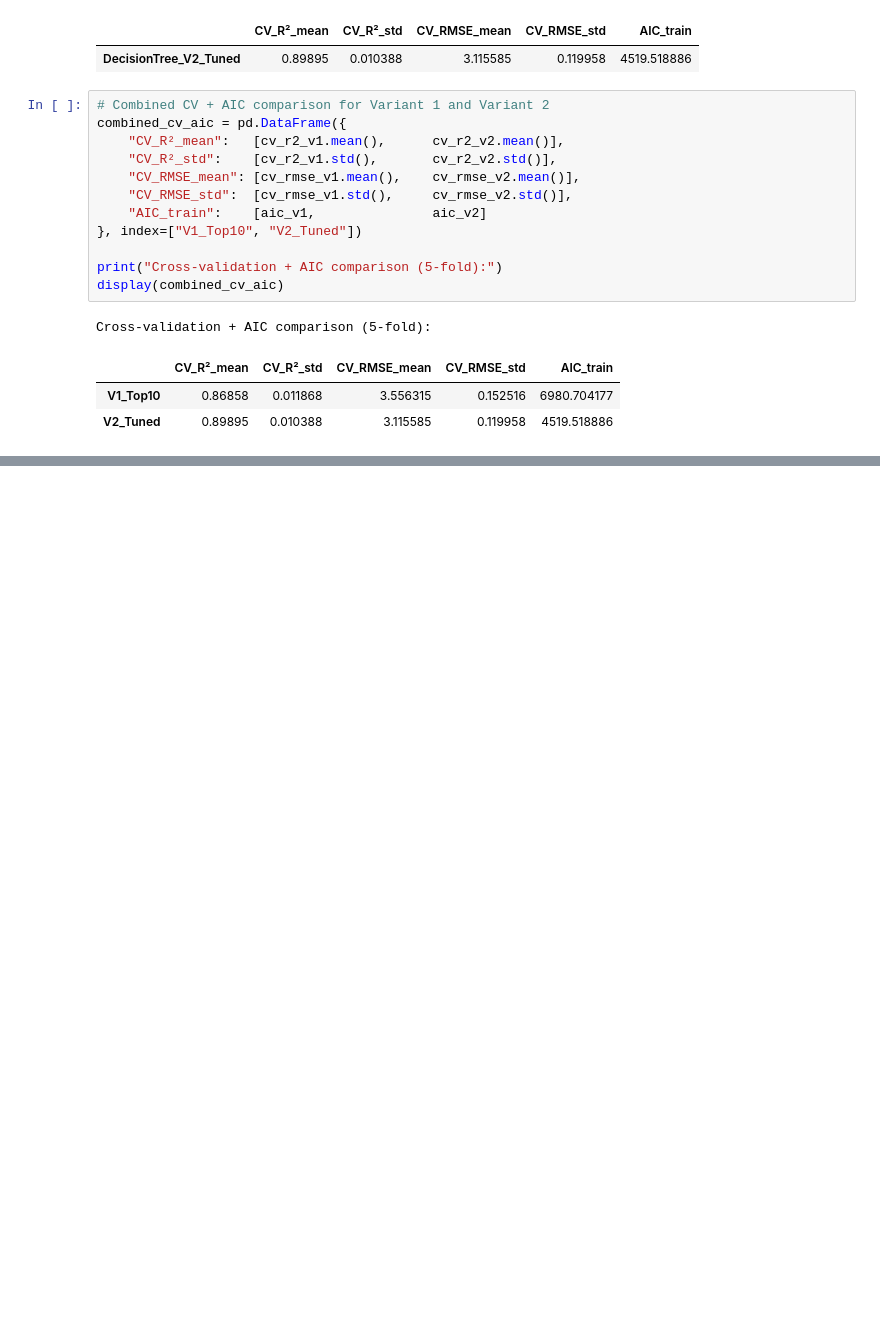
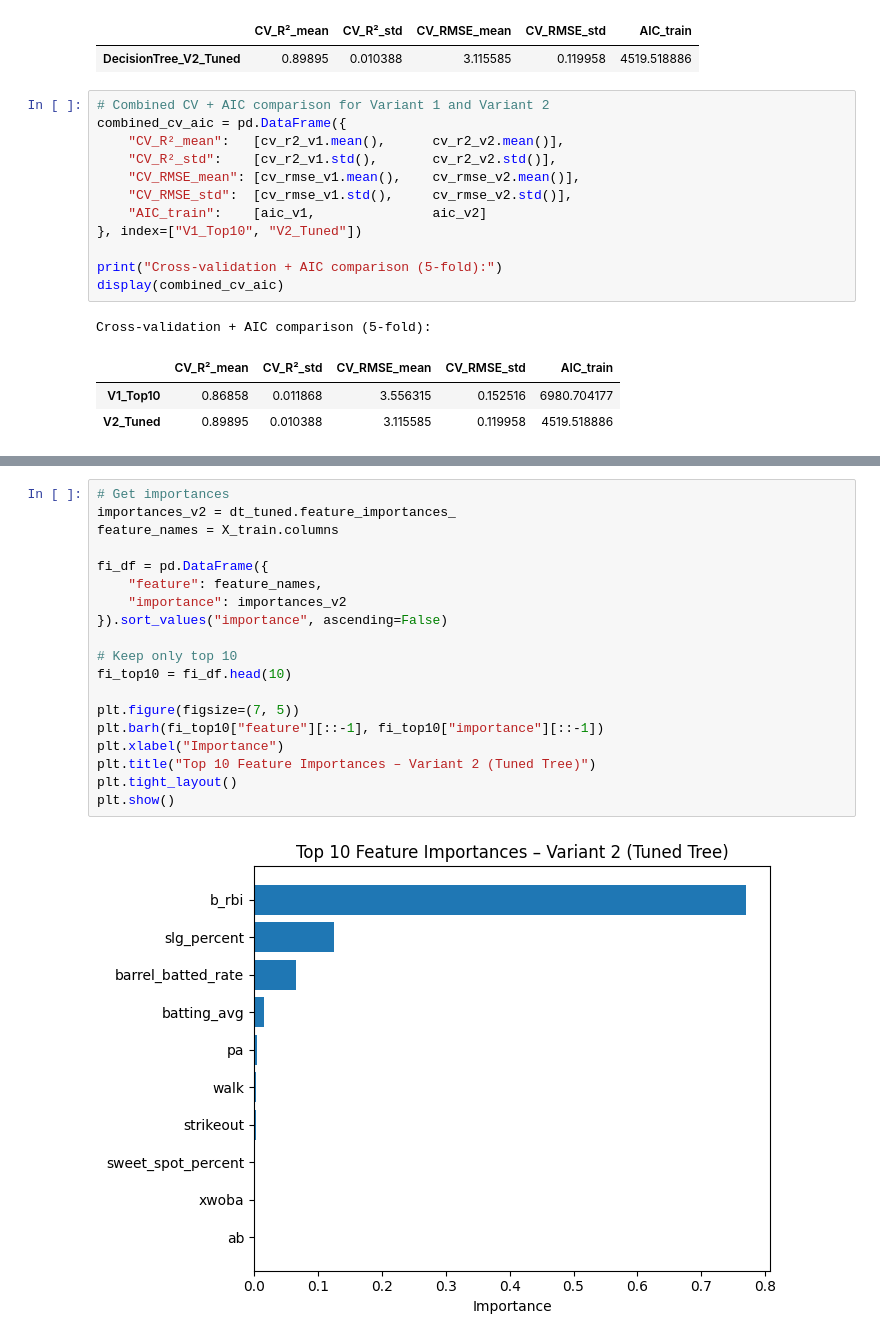
Before and after one commit to etflores1/COGS-109-Project, a Jupyter notebook: decision_tree_variants.ipynb, the cells around one changed output, grey strips where cells are left out. Saved outputs shown, nothing was run; the diff lists cells and outputs as text; blank space fills up the shorter version.

```diff
--- a/decision_tree_variants.ipynb
+++ b/decision_tree_variants.ipynb
@@ -547,0 +584,21 @@ Combined 5-fold CV + AIC (Variants 1, 2, 3):
+# %%
+# Get importances
+importances_v2 = dt_tuned.feature_importances_
+feature_names = X_train.columns
+
+fi_df = pd.DataFrame({
+    "feature": feature_names,
+    "importance": importances_v2
+}).sort_values("importance", ascending=False)
+
+# Keep only top 10
+fi_top10 = fi_df.head(10)
+
+plt.figure(figsize=(7, 5))
+plt.barh(fi_top10["feature"][::-1], fi_top10["importance"][::-1])
+plt.xlabel("Importance")
+plt.title("Top 10 Feature Importances – Variant 2 (Tuned Tree)")
+plt.tight_layout()
+plt.show()
+# %% [output]
+[figure, added]
```
Also changed, not shown: parts of 13 cells of this notebook.
